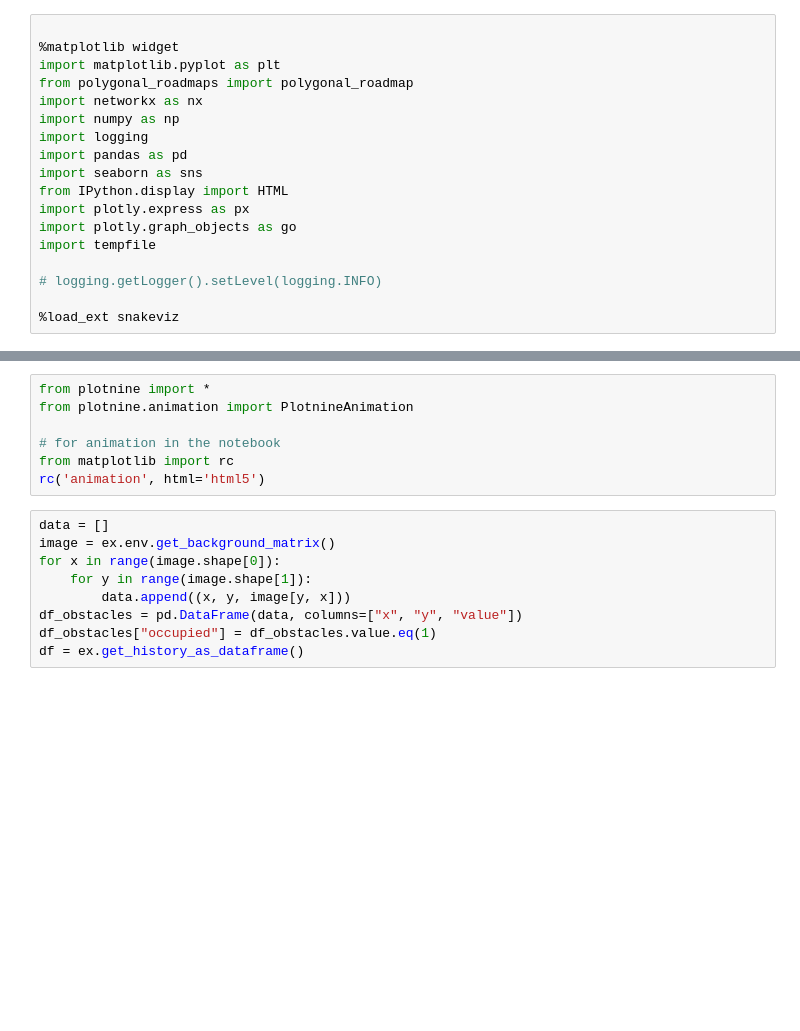
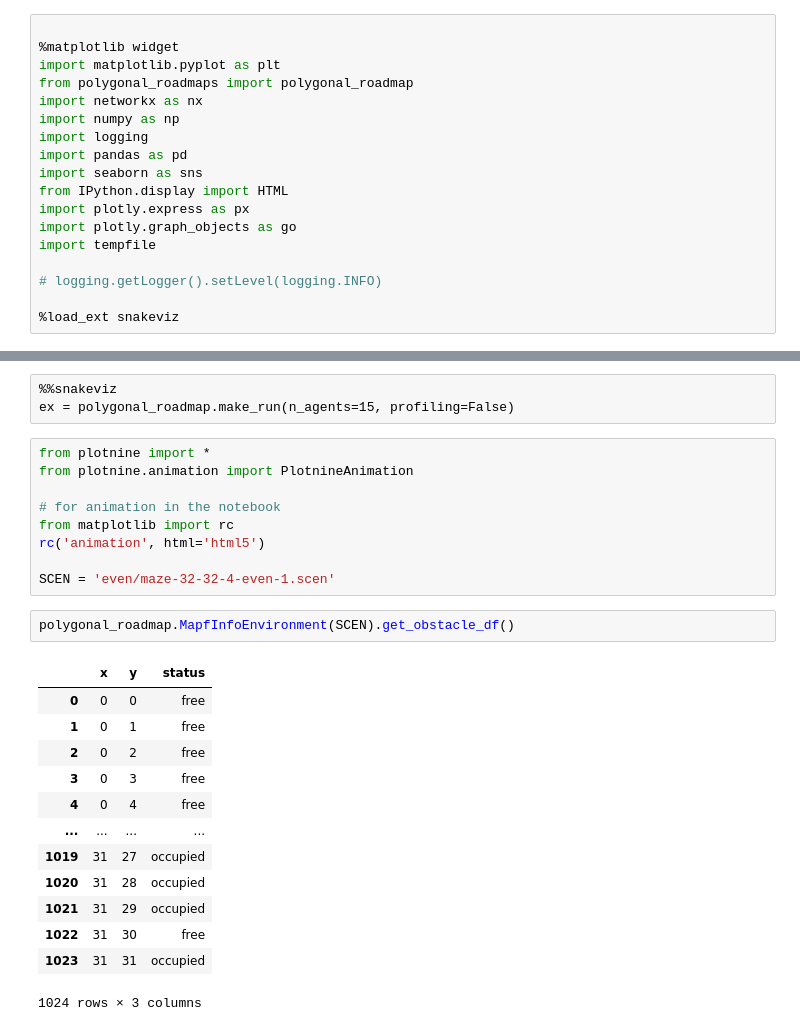
Before and after one commit to ovgu-FINken/polygonal_roadmaps, a Jupyter notebook: Pathfinding.ipynb, the cells around one changed output, grey strips where cells are left out. Drawn from its saved outputs; the diff is of its cells as text; blank space fills up the shorter version.

```diff
--- a/Pathfinding.ipynb
+++ b/Pathfinding.ipynb
@@ -28,3 +19,6 @@ Embedding SnakeViz in this document...
+# %% [raw]
+%%snakeviz
+ex = polygonal_roadmap.make_run(n_agents=15, profiling=False)
 # %%
 from plotnine import *
 from plotnine.animation import PlotnineAnimation
@@ -32,12 +26,21 @@ from plotnine.animation import PlotnineAnimation
 # for animation in the notebook
 from matplotlib import rc
 rc('animation', html='html5')
+
+SCEN = 'even/maze-32-32-4-even-1.scen'
-# %%
-data = []
-image = ex.env.get_background_matrix()
-for x in range(image.shape[0]):
-    for y in range(image.shape[1]):
-        data.append((x, y, image[y, x]))
-df_obstacles = pd.DataFrame(data, columns=["x", "y", "value"])
-df_obstacles["occupied"] = df_obstacles.value.eq(1)
-df = ex.get_history_as_dataframe()
+# %%
+polygonal_roadmap.MapfInfoEnvironment(SCEN).get_obstacle_df()
+# %% [output]
+|  | x | y | status |
+| 0 | 0 | 0 | free |
+| 1 | 0 | 1 | free |
+| 2 | 0 | 2 | free |
+| 3 | 0 | 3 | free |
+| 4 | 0 | 4 | free |
+| ... | ... | ... | ... |
+| 1019 | 31 | 27 | occupied |
+| 1020 | 31 | 28 | occupied |
+| 1021 | 31 | 29 | occupied |
+| 1022 | 31 | 30 | free |
+| 1023 | 31 | 31 | occupied |
+1024 rows × 3 columns
```
Also changed, not shown: parts of 6 cells of this notebook, 7 other files.
